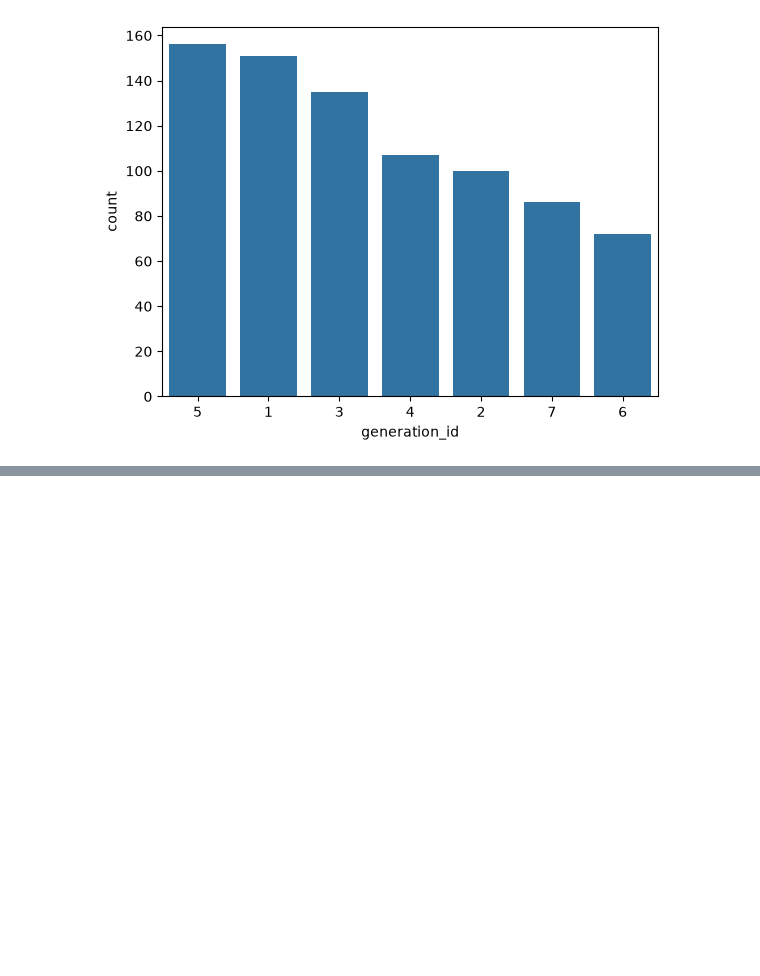
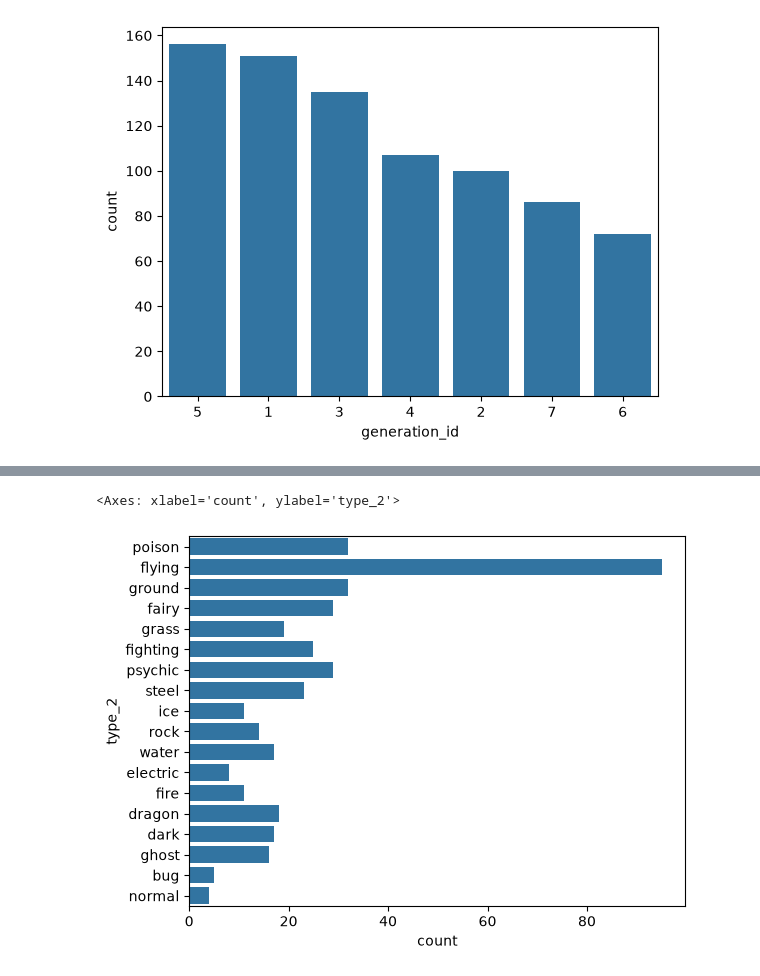
Before and after one commit to jjacque1/Learning-Numpy-in-JupyterNotebooks, a Jupyter notebook: bar_chart.ipynb, the cells around one changed output, grey strips where cells are left out. Cells and saved outputs as stored; diff of their text form; code cells hidden in the pictures; blank space fills up the shorter version.

```diff
--- a/bar_chart.ipynb
+++ b/bar_chart.ipynb
@@ -37,0 +62,5 @@ sb.countplot(data = pokemon, x = 'generation_id', color=base_color, order=gen_or
+# %%
+sb.countplot(data = pokemon, y = 'type_2')
+# %% [output]
+<Axes: xlabel='count', ylabel='type_2'>
+[figure, added]
```
Also changed, not shown: parts of 38 cells of this notebook.
